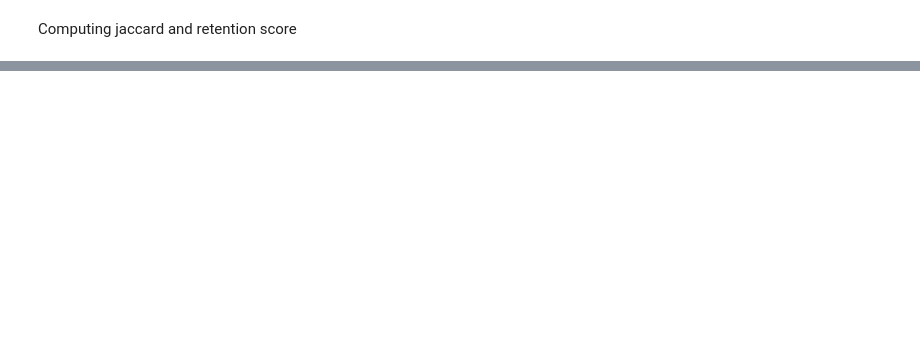
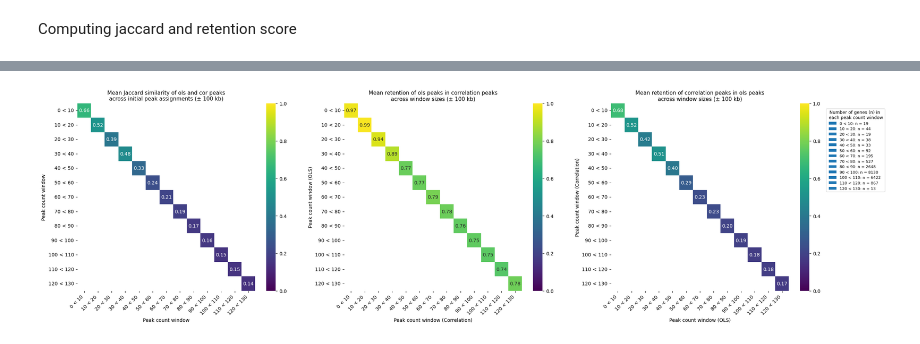
Before and after one commit to smin07/BA, a Jupyter notebook: notebooks/100kb_results_ols_vs_cor_sc.ipynb, the cells around one changed output, grey strips where cells are left out. Drawn from its saved outputs; the diff is of its cells as text; code cells hidden in the pictures; blank space fills up the shorter version.

```diff
--- a/notebooks/100kb_results_ols_vs_cor_sc.ipynb
+++ b/notebooks/100kb_results_ols_vs_cor_sc.ipynb
@@ -679,8 +931,8 @@ window_assignment = pd.read_csv("/home/fgsasse_lrs_1/Downloads/BA/BA_data/Overla
 window_assignment.head()
 
 #load the ols and correlation results dataframes
-ols_100kb_df = pd.read_csv("/home/fgsasse_lrs_1/Downloads/BA/BA_data/OLS/Results/ols_res_all_windows_range_df_ct_time.csv")
-cor_100kb_df = pd.read_csv("/home/fgsasse_lrs_1/Downloads/BA/BA_data/Correlations/Results/gene_peak_correlation_ct_time_100kb_results.csv")
+ols_100kb_df = pd.read_csv("/home/fgsasse_lrs_1/Downloads/BA/BA_data/OLS/Results/ols_results_100kb_df_sc.csv")
+cor_100kb_df = pd.read_csv("/home/fgsasse_lrs_1/Downloads/BA/BA_data/Correlations/Results/gene_peak_correlation_sc_100kb_results.csv")
 # %%
 print(ols_100kb_df.head())
 print(cor_100kb_df.head())
@@ -722,0 +1124,12 @@ Computing jaccard and retention score
+# %%
+#define functions to calculate jaccard similarity and retention between two sets of peaks
+
+def jaccard(set_a, set_b):
+    a, b = set(set_a), set(set_b)
+    intersection = len(a & b)
+    union = len(a | b)
+    return intersection / union if union > 0 else 0
+
+def retention(set_small, set_large):
+    a, b = set(set_small), set(set_large)
+    return len(a & b) / len(a) if len(a) > 0 else 0
@@ -722,0 +1183,77 @@ Computing jaccard and retention score
+# %%
+#defining a function to create annotation strings for the heatmap, including the mean value and the number of genes that contributed to that mean value for each cell in the matrix
+def make_annot(matrix, counts):
+    annot = matrix.copy().astype(object)
+    for w1 in matrix.index:
+        for w2 in matrix.columns:
+            val = matrix.loc[w1, w2]
+            n = counts.loc[w1, w2]
+            if pd.isna(val):
+                annot.loc[w1, w2] = ""
+            else:
+                n_int = int(n) if not pd.isna(n) else 0
+                annot.loc[w1, w2] = f"{val:.2f}\n(n={n_int})"
+    return annot
+
+import matplotlib.pyplot as plt
+from matplotlib.lines import Line2D
+import matplotlib.patches as mpatches
+import seaborn as sns
+
+window_labels = ['0 < 10', '10 < 20', '20 < 30', '30 < 40', '40 < 50', '50 < 60', '60 < 70', '70 < 80', '80 < 90', '90 < 100', '100 < 110', '110 < 120', '120 < 130']
+
+# --- counts for each comparison ---
+jaccard_counts = jaccard_long.pivot_table(
+    index="w1", columns="w2", values="jaccard", aggfunc="count"
+).reindex(index=window_labels, columns=window_labels)
+
+retention_counts_oc = retention_long_oc.pivot_table(
+    index="w1", columns="w2", values="retention", aggfunc="count"
+).reindex(index=window_labels, columns=window_labels)
+
+retention_counts_co = retention_long_co.pivot_table(
+    index="w1", columns="w2", values="retention", aggfunc="count"
+).reindex(index=window_labels, columns=window_labels)
+
+
+# --- annotation strings ---
+jaccard_annot = make_annot(jaccard_matrix, jaccard_counts)
+retention_annot_oc = make_annot(retention_matrix_oc, retention_counts_oc)
+retention_annot_co = make_annot(retention_matrix_co, retention_counts_co)
+
+vmin = 0
+vmax = 1.0
+
+# --- plot ---
+fig, axes = plt.subplots(1, 3, figsize=(28, 7))
+#make annotation size smaller
+sns.heatmap(jaccard_matrix.astype(float), annot= True, fmt=".2f", cmap="viridis", vmin=vmin, vmax=vmax, ax=axes[0]) #make annotation size smaller
+axes[0].set_xticklabels( jaccard_matrix.columns, rotation=45, ha="right")
+axes[0].set_xlabel("Peak count window")
+axes[0].set_ylabel("Peak count window")
+axes[0].set_title("Mean Jaccard similarity of ols and cor peaks\nacross initial peak assignments (± 100 kb)", fontsize=11)
+
+sns.heatmap(retention_matrix_oc.astype(float), annot= True, fmt=".2f", cmap="viridis", vmin=vmin, vmax=vmax, ax=axes[1])
+axes[1].set_xticklabels( retention_matrix_oc.columns, rotation=45, ha="right")
+axes[1].set_xlabel("Peak count window (Correlation)")
+axes[1].set_ylabel("Peak count window (OLS)")
+axes[1].set_title("Mean retention of ols peaks in correlation peaks\nacross window sizes (± 100 kb)", fontsize=11 )
+
+sns.heatmap(retention_matrix_co.astype(float), annot= True, fmt=".2f", cmap="viridis", vmin=vmin, vmax=vmax, ax=axes[2])
+axes[2].set_xticklabels( retention_matrix_co.columns, rotation=45, ha="right")
+axes[2].set_xlabel("Peak count window (OLS)")
+axes[2].set_ylabel("Peak count window (Correlation)")
+axes[2].set_title("Mean retention of correlation peaks in ols peaks\nacross window sizes (± 100 kb)", fontsize=11)
+
+
+# Create a custom legend with title number of genes contributing to each cell's mean value, e.g. 0<10: 6 genes, 10<20: 15 genes, etc.
+legend_elements = []
+for w in window_labels:
+    n = jaccard_counts.loc[w, w]  # take the diagonal count as representative for that window size
+    legend_elements.append(mpatches.Patch(label=f"{w}: n = { int(n)} "))
+legend = plt.legend(handles=legend_elements, title="Number of genes (n) in \n each peak count window", loc="center right", bbox_to_anchor=(1.55, 0.75), fontsize=8, title_fontsize=9)
+legend.get_title().set_ha("center")
+plt.show()  # make room for the legend
+plt.tight_layout()
+# %% [output]
+[figure, added]
```
Also changed, not shown: parts of 56 cells of this notebook, 5 other files.
